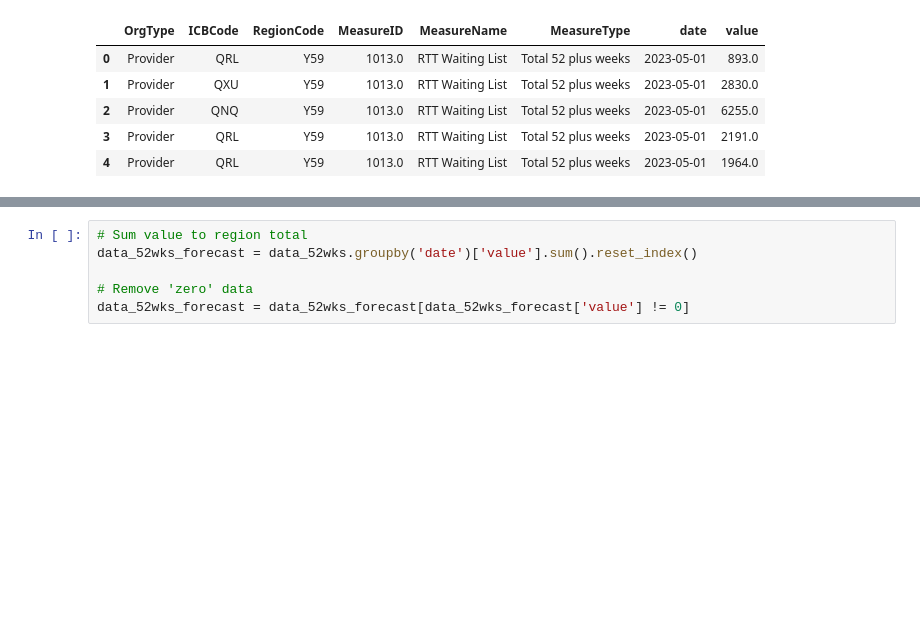
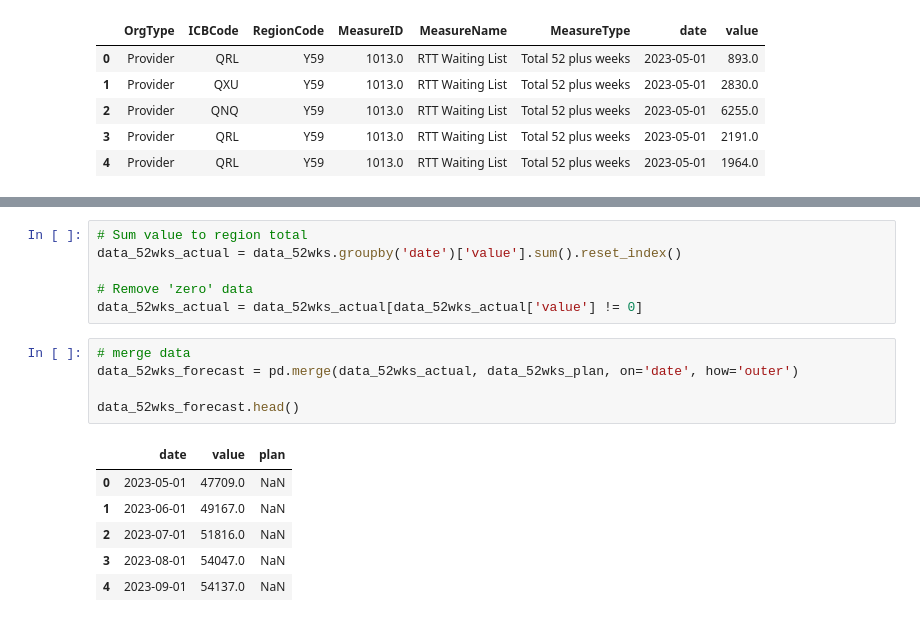
Before and after one commit to martindata999/se_planning_forecasting, a Jupyter notebook: planning_forecasting.ipynb, the cells around one changed output, grey strips where cells are left out. Drawn from its saved outputs; the diff is of its cells as text; blank space fills up the shorter version.

```diff
--- a/planning_forecasting.ipynb
+++ b/planning_forecasting.ipynb
@@ -31,6 +49,18 @@ data_52wks.head()
 # %%
 # Sum value to region total
-data_52wks_forecast = data_52wks.groupby('date')['value'].sum().reset_index()
+data_52wks_actual = data_52wks.groupby('date')['value'].sum().reset_index()
 
 # Remove 'zero' data
-data_52wks_forecast = data_52wks_forecast[data_52wks_forecast['value'] != 0]
+data_52wks_actual = data_52wks_actual[data_52wks_actual['value'] != 0]
+# %%
+# merge data
+data_52wks_forecast = pd.merge(data_52wks_actual, data_52wks_plan, on='date', how='outer')
+
+data_52wks_forecast.head()
+# %% [output]
+|  | date | value | plan |
+| 0 | 2023-05-01 | 47709.0 | NaN |
+| 1 | 2023-06-01 | 49167.0 | NaN |
+| 2 | 2023-07-01 | 51816.0 | NaN |
+| 3 | 2023-08-01 | 54047.0 | NaN |
+| 4 | 2023-09-01 | 54137.0 | NaN |
```
Also changed, not shown: parts of 4 cells of this notebook.
